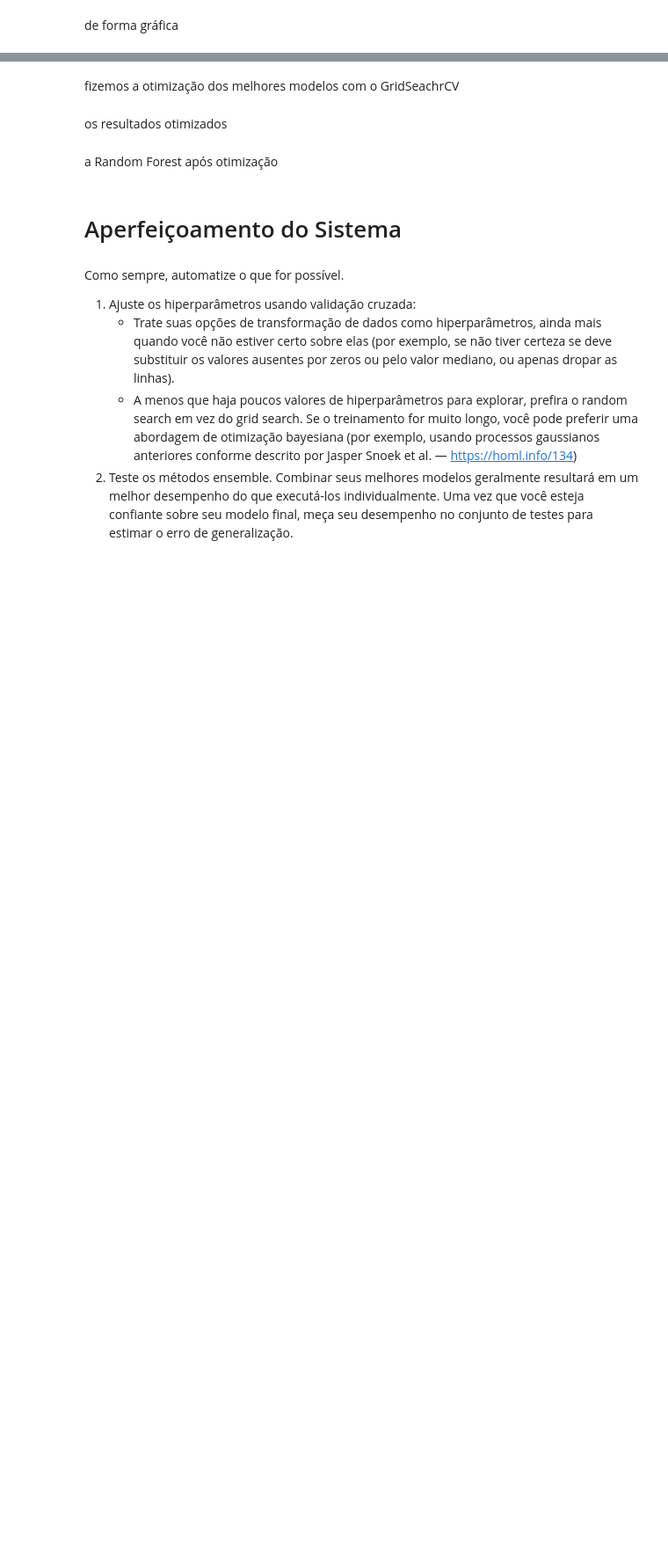
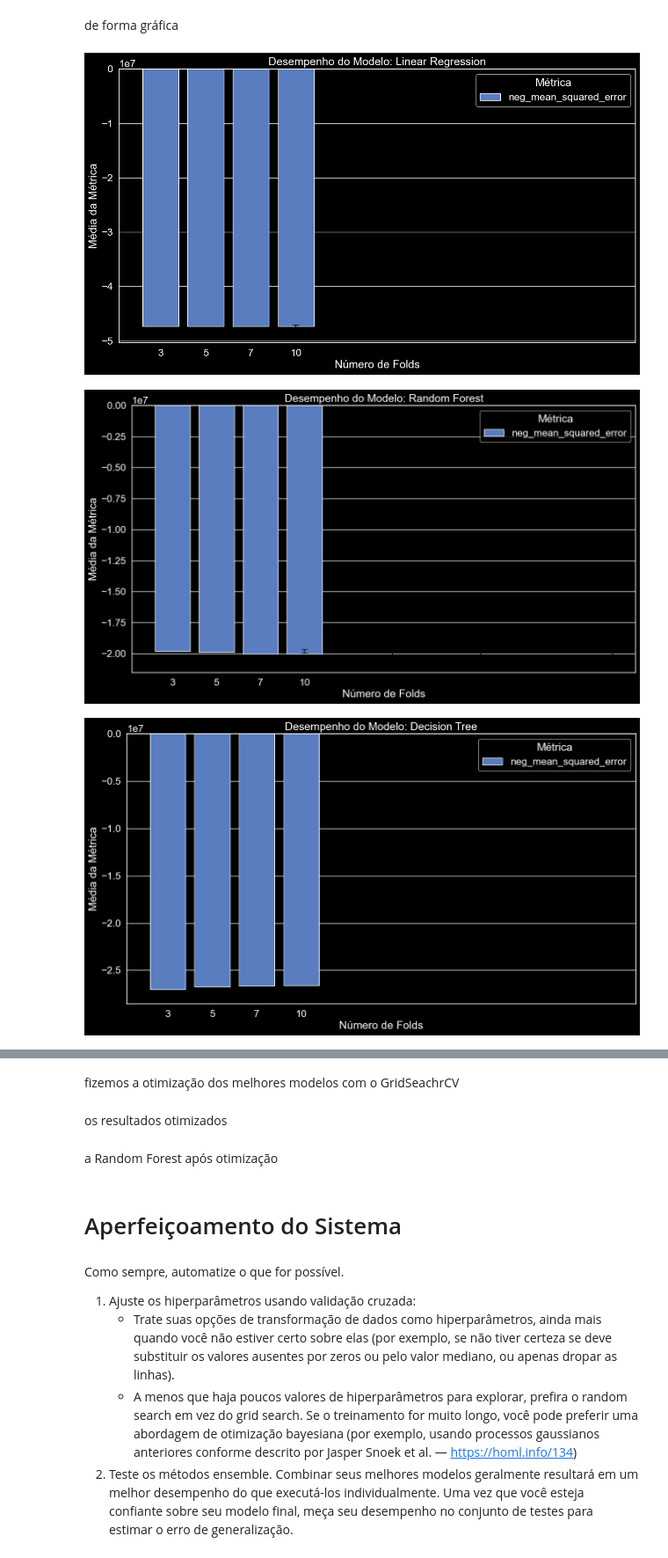
Before and after one commit to ElyssonAlvs/Machine_Learning, a Jupyter notebook: Flight_Prediction/Códigos/Flight_Regression.ipynb, the cells around one changed output, grey strips where cells are left out. Shown at 88% size. Saved outputs shown, nothing was run; the diff lists cells and outputs as text; code cells hidden in the pictures; blank space fills up the shorter version.

```diff
--- a/Flight_Prediction/Códigos/Flight_Regression.ipynb
+++ b/Flight_Prediction/Códigos/Flight_Regression.ipynb
@@ -676,10 +677,12 @@ if missing_columns:
 
 # Criar transformadores para colunas numéricas e categóricas
 num_transformer = Pipeline(steps=[
+    ('imputer', SimpleImputer(strategy='mean')),
     ('scaler', StandardScaler())
 ])
 
 cat_transformer = Pipeline(steps=[
+    ('imputer', SimpleImputer(strategy='most_frequent')),
     ('onehot', OneHotEncoder(handle_unknown='ignore'))
 ])
 
@@ -693,3 +696,20 @@ preprocessor = ColumnTransformer(
 # Aplicar o pré-processamento aos dados de treino e teste
 X_train_transformed = preprocessor.fit_transform(X_train)
 X_test_transformed = preprocessor.transform(X_test)
+
+# Verificar se há valores NaN ou inf nos dados transformados
+if np.any(np.isnan(X_train_transformed)) or np.any(np.isinf(X_train_transformed)):
+    raise ValueError("Os dados de treino contêm valores NaN ou inf.")
+if np.any(np.isnan(X_test_transformed)) or np.any(np.isinf(X_test_transformed)):
+    raise ValueError("Os dados de teste contêm valores NaN ou inf.")
+
+# Verificar se há valores NaN ou inf nos dados de saída
+if np.any(np.isnan(y_train)) or np.any(np.isinf(y_train)):
+    # Remover linhas com valores NaN em y_train
+    non_nan_indices = ~np.isnan(y_train)
+    X_train_transformed = X_train_transformed[non_nan_indices]
+    y_train = y_train[non_nan_indices]
+
+print(X_train_transformed.shape, X_test_transformed.shape, y_train.shape, y_test.shape)
+print(X_train_transformed)
+print(y_train)
@@ -842,23 +893,40 @@ de forma gráfica
 # %%
 # Função para plotar gráficos de desempenho
 def plotar_desempenho(resultados, nome_modelo):
     resultados_df = pd.DataFrame(columns=['Fold', 'Métrica', 'Média', 'Desvio Padrão'])
 
     for cv, metricas in resultados.items():
         for metrica, resultado in metricas.items():
-            resultados_df = resultados_df.append({
-                'Fold': cv,
-                'Métrica': metrica,
-                'Média': resultado['mean_score'],
-                'Desvio Padrão': resultado['std_score']
-            }, ignore_index=True)
+            nova_linha = pd.DataFrame({
+                'Fold': [cv],
+                'Métrica': [metrica],
+                'Média': [resultado['mean_score']],
+                'Desvio Padrão': [resultado['std_score']]
+            })
+            resultados_df = pd.concat([resultados_df, nova_linha], ignore_index=True)
 
-    # Gráfico de barras para comparar as métricas de desempenho
+    # Converter a coluna 'Fold' para numérico
+    resultados_df['Fold'] = pd.to_numeric(resultados_df['Fold'])
+
+    # Criar o gráfico de barras
     plt.figure(figsize=(15, 8))
-    sns.barplot(x='Métrica', y='Média', hue='Fold', data=resultados_df)
+    sns.barplot(data=resultados_df, x='Fold', y='Média', hue='Métrica', ci=None, palette='muted')
+
+    # Adicionar barras de erro
+    for metrica in resultados_df['Métrica'].unique():
+        metrica_df = resultados_df[resultados_df['Métrica'] == metrica]
+        plt.errorbar(metrica_df['Fold'], metrica_df['Média'], yerr=metrica_df['Desvio Padrão'], fmt='none', capsize=5, color='black')
+
     plt.title(f'Desempenho do Modelo: {nome_modelo}')
+    plt.xlabel('Número de Folds')
+    plt.ylabel('Média da Métrica')
+    plt.legend(title='Métrica')
     plt.show()
 
 # Plotar gráficos de desempenho para cada modelo
 for nome_modelo, resultados in resultados_iniciais.items():
     plotar_desempenho(resultados, nome_modelo)
+# %% [output]
+[figure, added]
+[figure, added]
+[figure, added]
```
Also changed, not shown: parts of 10 cells of this notebook.
